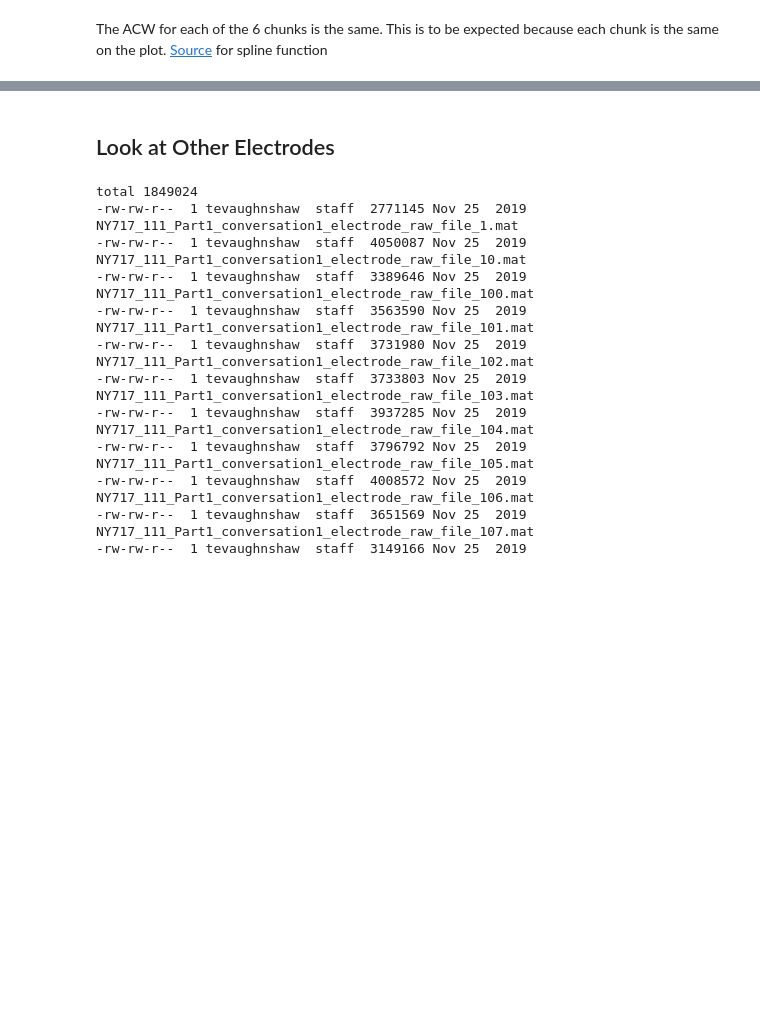
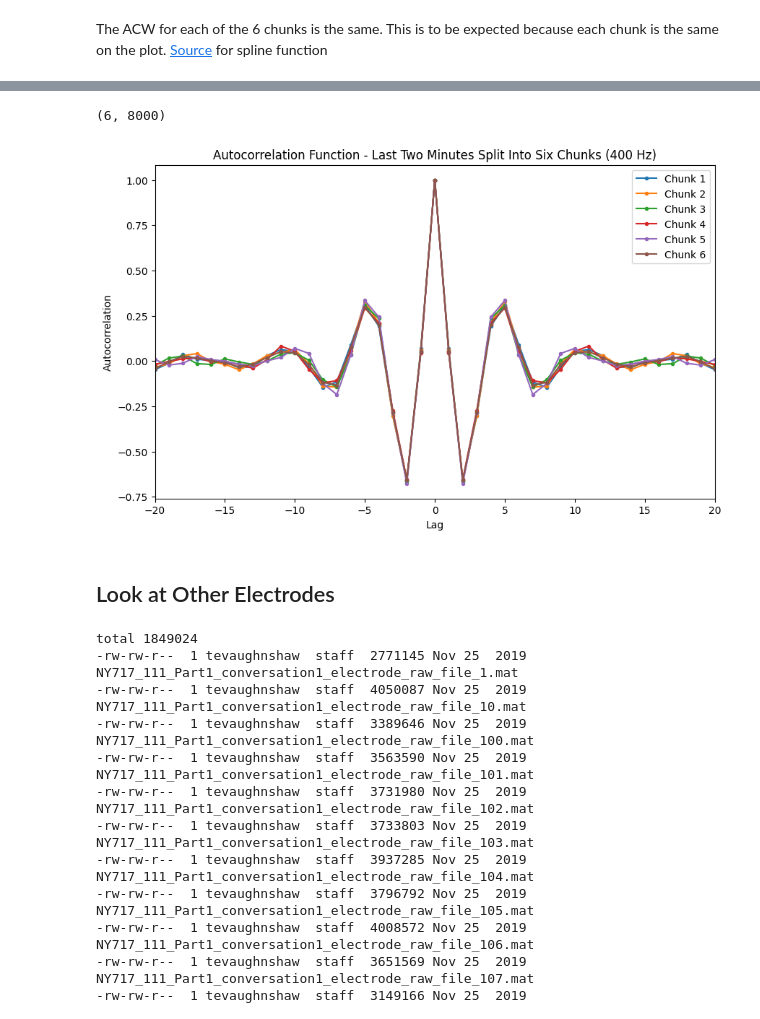
Before and after one commit to tevaughnshaw/autocorrelation, a Jupyter notebook: ECOG_Signal_Test.ipynb, the cells around one changed output, grey strips where cells are left out. Saved outputs shown, nothing was run; the diff lists cells and outputs as text; code cells hidden in the pictures; blank space fills up the shorter version.

```diff
--- a/ECOG_Signal_Test.ipynb
+++ b/ECOG_Signal_Test.ipynb
@@ -431,0 +535,5 @@ ACWs # convert to array later to plot other chunks over time [once it changes co
+# %%
+# split into 20s chunks
+split_end = np.array_split(end_raw.get_data().ravel(), 6)
+print('Number of arrays:', len(split_end))
+split_end
@@ -432,3 +554,35 @@ ACWs # convert to array later to plot other chunks over time [once it changes co
+# %%
+data = np.array(split_end) # convert to array
+
+corr_results = []
+lag_results = []
+for k in range(data.shape[0]):
+    sub_array = data[k]
+    corr, lags = auto_corr(sub_array,sub_array)
+    corr_results.append(corr)
+    lag_results.append(lag)
+
+results = np.array(corr_results) # correlations
+time = np.array(lag_results) # time lags
+results.shape
+# %% [output]
+(6, 8000)
+# %%
+fig, ax = plt.subplots(figsize=(10, 6))
+for i in range(results.shape[0]):
+
+    ax.plot(time[i], results[i].ravel(), label=f'Chunk {i+1}', marker='.')
+
+ax.set_xlabel('Lag')
+ax.set_ylabel('Autocorrelation')
+ax.set_title('Autocorrelation Function - Last Two Minutes Split Into Six Chunks (400 Hz)')
+ax.legend()
+ax.set_xlim(0-20, 0+20)
+
+#plt.savefig('ACF_results.svg')
+plt.show()
+# %% [output]
+[figure, added]
 # %% [markdown]
 ## Look at Other Electrodes
 # %%
```
Also changed, not shown: parts of 54 cells of this notebook.
